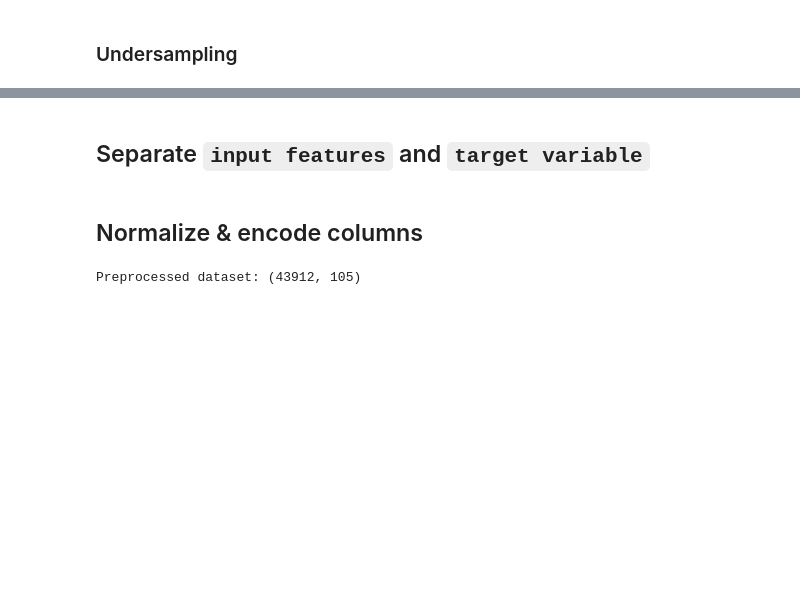
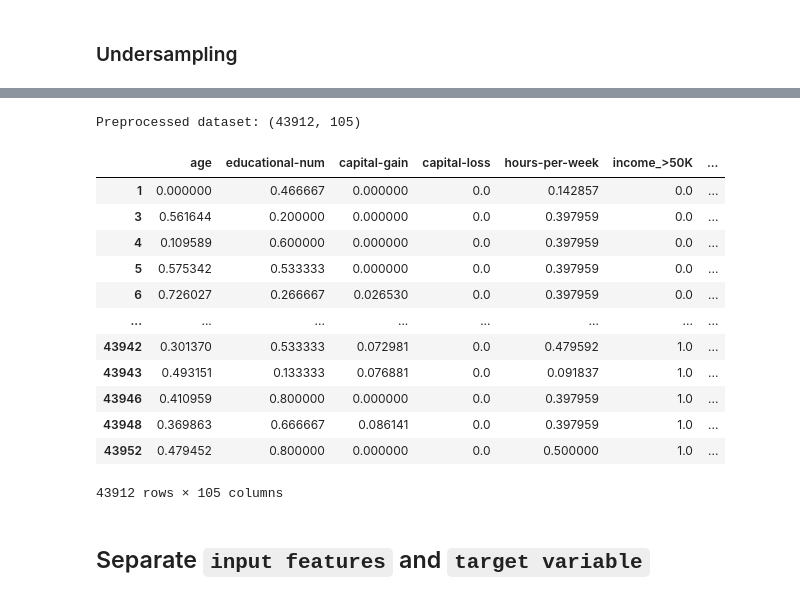
Before and after one commit to WedFarran/income_dataset_task, a Jupyter notebook: ProjectDeepL.ipynb, the cells around one changed output, grey strips where cells are left out. Saved outputs shown, nothing was run; the diff lists cells and outputs as text; code cells hidden in the pictures; blank space fills up the shorter version.

```diff
--- a/ProjectDeepL.ipynb
+++ b/ProjectDeepL.ipynb
@@ -176,21 +231,35 @@ final_data
+# %%
+# Identify numerical and categorical columns
+numerical_cols = final_data.select_dtypes(include='number').columns
+categorical_cols = final_data.select_dtypes(include='object').columns
+
+# Normalize numerical columns
+scaler = MinMaxScaler()
+final_data[numerical_cols] = scaler.fit_transform(final_data[numerical_cols])
+
+# encode categorical columns
+X = pd.get_dummies(final_data, columns=categorical_cols)
+print("Preprocessed dataset:", X.shape)
+# %% [output]
+Preprocessed dataset: (43912, 105)
+# %%
+X
+# %% [output]
+|  | age | educational-num | capital-gain | capital-loss | hours-per-week | income_>50K | ... |
+| 1 | 0.000000 | 0.466667 | 0.000000 | 0.0 | 0.142857 | 0.0 | ... |
+| 3 | 0.561644 | 0.200000 | 0.000000 | 0.0 | 0.397959 | 0.0 | ... |
+| 4 | 0.109589 | 0.600000 | 0.000000 | 0.0 | 0.397959 | 0.0 | ... |
+| 5 | 0.575342 | 0.533333 | 0.000000 | 0.0 | 0.397959 | 0.0 | ... |
+| 6 | 0.726027 | 0.266667 | 0.026530 | 0.0 | 0.397959 | 0.0 | ... |
+| ... | ... | ... | ... | ... | ... | ... | ... |
+| 43942 | 0.301370 | 0.533333 | 0.072981 | 0.0 | 0.479592 | 1.0 | ... |
+| 43943 | 0.493151 | 0.133333 | 0.076881 | 0.0 | 0.091837 | 1.0 | ... |
+| 43946 | 0.410959 | 0.800000 | 0.000000 | 0.0 | 0.397959 | 1.0 | ... |
+| 43948 | 0.369863 | 0.666667 | 0.086141 | 0.0 | 0.397959 | 1.0 | ... |
+| 43952 | 0.479452 | 0.800000 | 0.000000 | 0.0 | 0.500000 | 1.0 | ... |
+43912 rows × 105 columns
 # %% [markdown]
 ## Separate `input features` and `target variable`
 # %%
 X = final_data.drop('income_>50K', axis=1)
 y = final_data['income_>50K']
-# %% [markdown]
-## Normalize & encode columns
-# %%
-# Identify numerical and categorical columns
-numerical_cols = X.select_dtypes(include='number').columns
-categorical_cols = X.select_dtypes(include='object').columns
-
-# Normalize numerical columns
-scaler = MinMaxScaler()
-X[numerical_cols] = scaler.fit_transform(X[numerical_cols])
-
-# encode categorical columns
-X = pd.get_dummies(X, columns=categorical_cols)
-print("Preprocessed dataset:", X.shape)
-# %% [output]
-Preprocessed dataset: (43912, 105)
```
Also changed, not shown: parts of 4 cells of this notebook.
